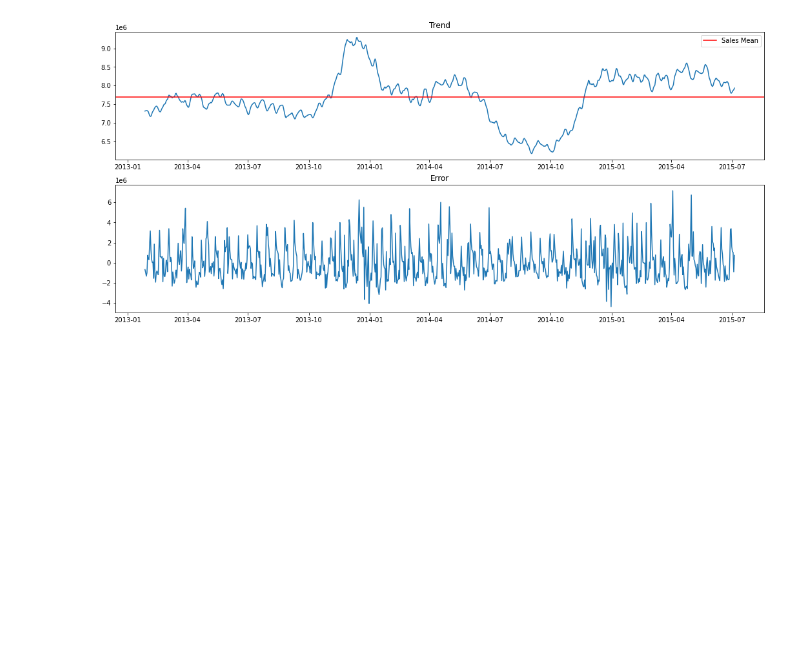
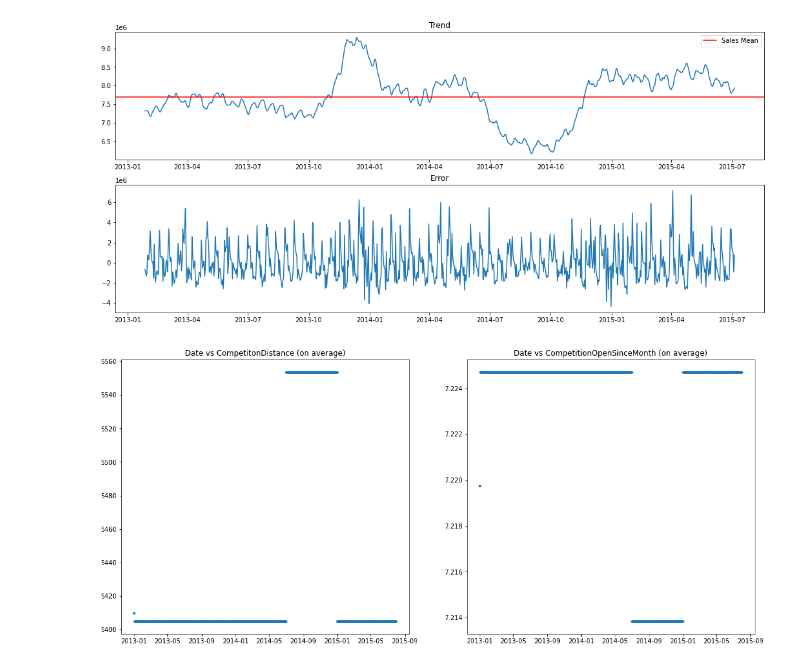
Before and after one commit to Maelaf/Pharmaceutical-Sales-prediction-across-multiple-stores, a Jupyter notebook: notebooks/Rossmann EDA.ipynb, the cells around one changed output. Cells and saved outputs as stored; diff of their text form; code cells hidden in the pictures; blank space fills up the shorter version.

```diff
--- a/notebooks/Rossmann EDA.ipynb
+++ b/notebooks/Rossmann EDA.ipynb
@@ -221,3 +208,18 @@ ax1.legend()
 plt.show()
 # %% [output]
 [figure]
+# %%
+temp_df = df.copy()
+temp_df.index = temp_df.Date
+temp_df.Sales = temp_df.Sales.apply(lambda x: None if x == 0 else x)
+temp_df.Sales = temp_df.Sales.fillna(method='ffill').fillna(method='bfill')
+temp_df = temp_df.groupby(temp_df.index).mean()
+
+fig, (ax1, ax2) = plt.subplots(nrows=1, ncols=2, figsize=(18,8))
+ax1.plot(temp_df.CompetitionDistance, '.')
+ax1.set_title("Date vs CompetitonDistance (on average)")
+ax2.plot(temp_df.CompetitionOpenSinceMonth, '.')
+ax2.set_title("Date vs CompetitionOpenSinceMonth (on average)")
+plt.show()
+# %% [output]
+[figure, added]
```
Also changed, not shown: parts of 4 cells of this notebook, 2 other files.
